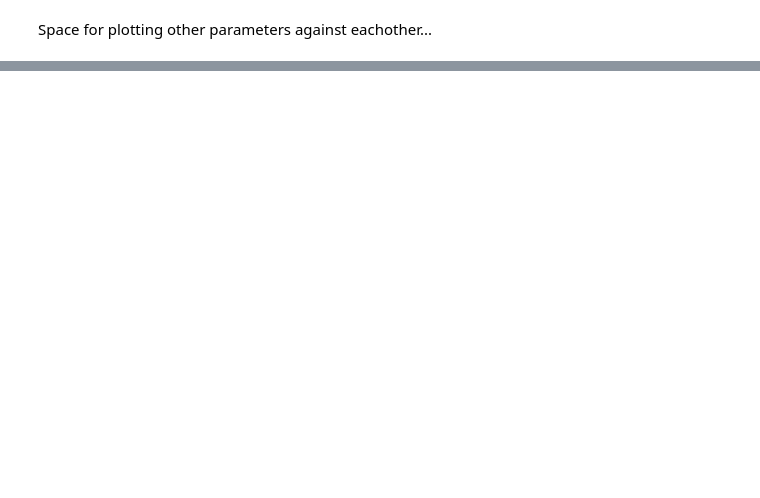
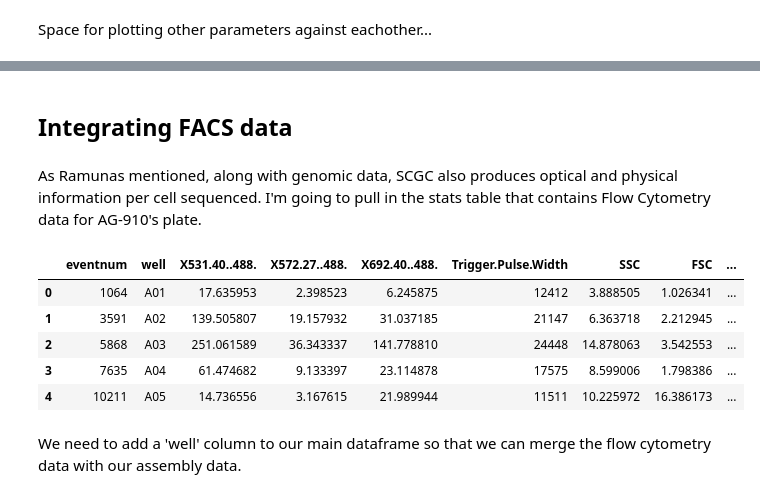
Before and after one commit to Bigelow-SCG-Course/Day1PM_SCG_data_intro, a Jupyter notebook: day1PM_playing_with_metadata.ipynb, the cells around one changed output, grey strips where cells are left out. Cells and saved outputs as stored; diff of their text form; code cells hidden in the pictures; blank space fills up the shorter version.

```diff
--- a/day1PM_playing_with_metadata.ipynb
+++ b/day1PM_playing_with_metadata.ipynb
@@ -158,0 +158,17 @@ NameError: name 'Inte' is not defined
+# %% [markdown]
+## Integrating FACS data
+# %% [markdown]
+As Ramunas mentioned, along with genomic data, SCGC also produces optical and physical information per cell sequenced.  I'm going to pull in the stats table that contains Flow Cytometry data for AG-910's plate.
+# %%
+# flow cytometry dataframe
+fcdf = pd.read_csv("tbls/AG-910-data-export.csv")
+fcdf.head()
+# %% [output]
+|  | eventnum | well | X531.40..488. | X572.27..488. | X692.40..488. | Trigger.Pulse.Width | SSC | FSC | ... |
+| 0 | 1064 | A01 | 17.635953 | 2.398523 | 6.245875 | 12412 | 3.888505 | 1.026341 | ... |
+| 1 | 3591 | A02 | 139.505807 | 19.157932 | 31.037185 | 21147 | 6.363718 | 2.212945 | ... |
+| 2 | 5868 | A03 | 251.061589 | 36.343337 | 141.778810 | 24448 | 14.878063 | 3.542553 | ... |
+| 3 | 7635 | A04 | 61.474682 | 9.133397 | 23.114878 | 17575 | 8.599006 | 1.798386 | ... |
+| 4 | 10211 | A05 | 14.736556 | 3.167615 | 21.989944 | 11511 | 10.225972 | 16.386173 | ... |
+# %% [markdown]
+We need to add a 'well' column to our main dataframe so that we can merge the flow cytometry data with our assembly data.
```
Also changed, not shown: parts of 10 cells of this notebook, 3 other files.
